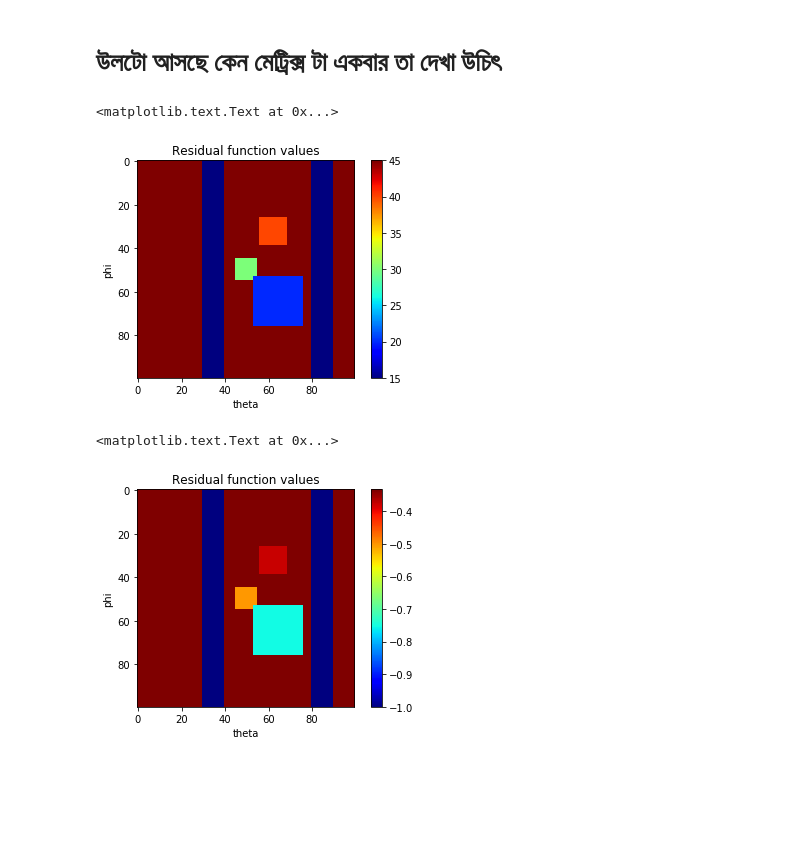
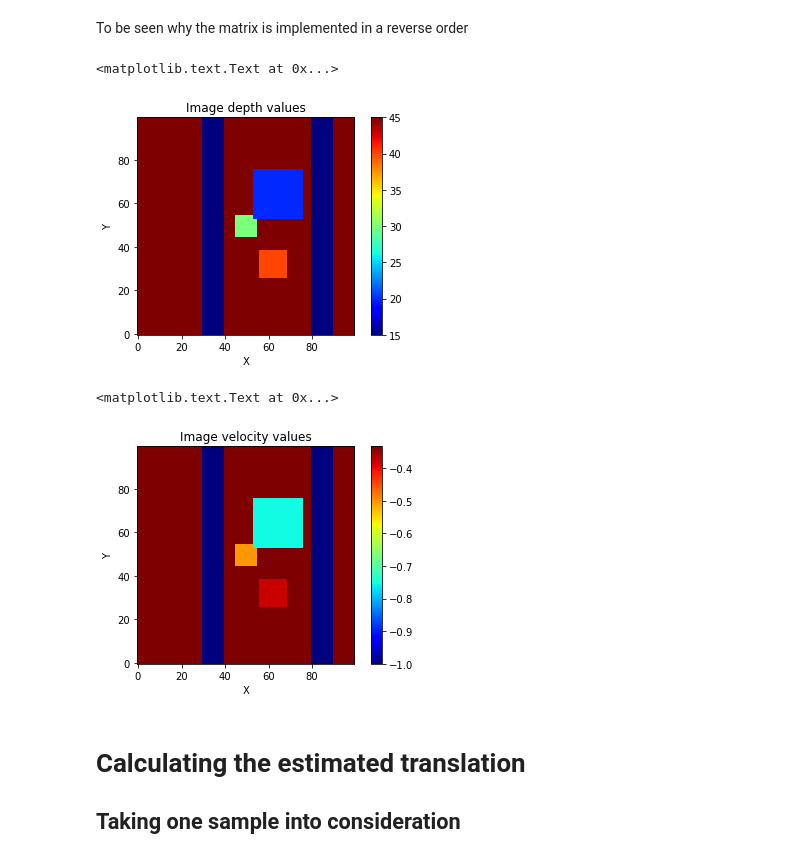
Before and after one commit to sharbatc/piof, a Jupyter notebook: test_subpsace.ipynb, the cells around one changed output. Cells and saved outputs as stored; diff of their text form; code cells hidden in the pictures; blank space fills up the shorter version.

```diff
--- a/test_subpsace.ipynb
+++ b/test_subpsace.ipynb
@@ -28,29 +28,33 @@ omega = np.array([[0],[0],[0]])
 f = 15
 
 v_x,v_y = generate_artificial_flow(size,p,T,omega)
-# %% [markdown]
-# উলটো আসছে কেন মেট্রিক্স টা একবার তা দেখা উচিৎ
+# %% [markdown]
+To be seen why the matrix is implemented in a reverse order
 # %%
 %matplotlib inline
 fig = plt.figure()
 ax = fig.add_subplot(1,1,1)
-ax.set_xlabel('theta')
-ax.set_ylabel('phi')
-im = ax.imshow(p, cmap="jet")
+ax.set_xlabel('X')
+ax.set_ylabel('Y')
+im = ax.imshow(p, cmap="jet", origin="lower")
 fig.colorbar(im)
-ax.set_title('Residual function values')
+ax.set_title('Image depth values')
 # %% [output]
 <matplotlib.text.Text at 0x...>
-[figure, old version]
+[figure, new version]
 # %%
 %matplotlib inline
 fig = plt.figure()
 ax = fig.add_subplot(1,1,1)
-ax.set_xlabel('theta')
-ax.set_ylabel('phi')
-im = ax.imshow(v_y, cmap="jet")
+ax.set_xlabel('X')
+ax.set_ylabel('Y')
+im = ax.imshow(v_y, cmap="jet",origin="lower")
 fig.colorbar(im)
-ax.set_title('Residual function values')
+ax.set_title('Image velocity values')
 # %% [output]
 <matplotlib.text.Text at 0x...>
-[figure, old version]
+[figure, new version]
+# %% [markdown]
+# Calculating the estimated translation
+
+## Taking one sample into consideration
```
Also changed, not shown: parts of 12 cells of this notebook, 1 other file.
